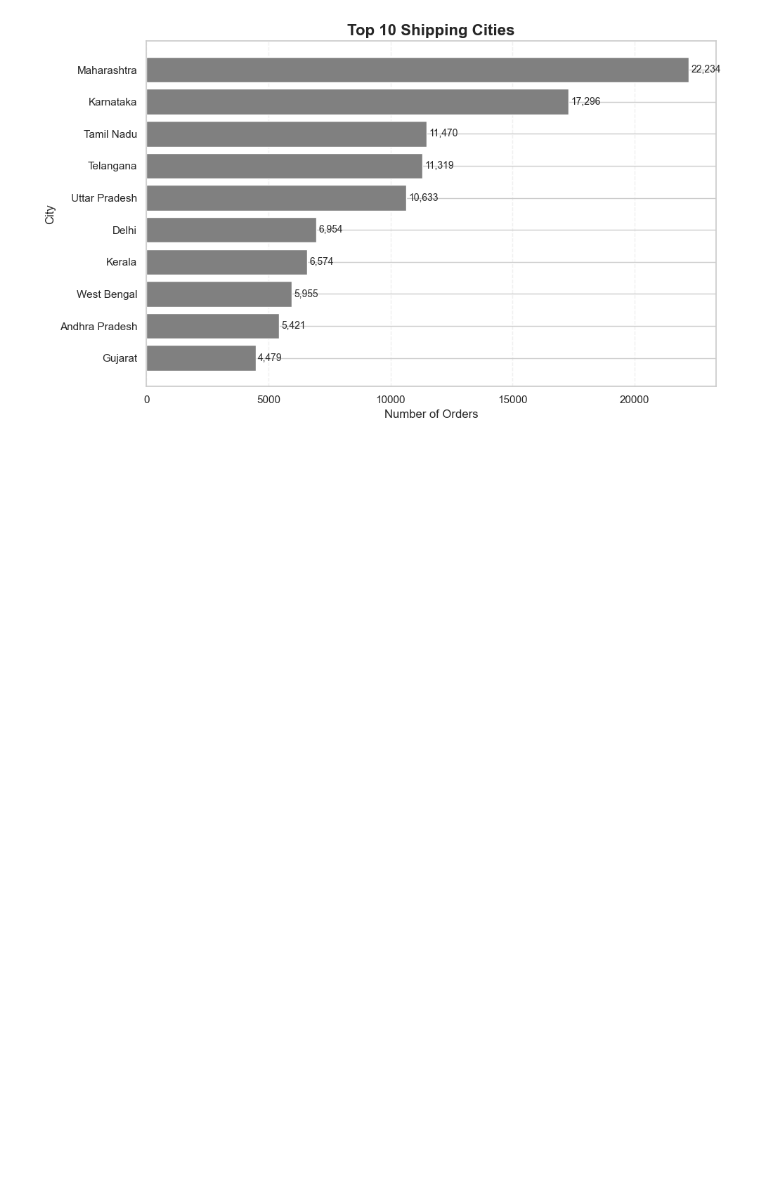
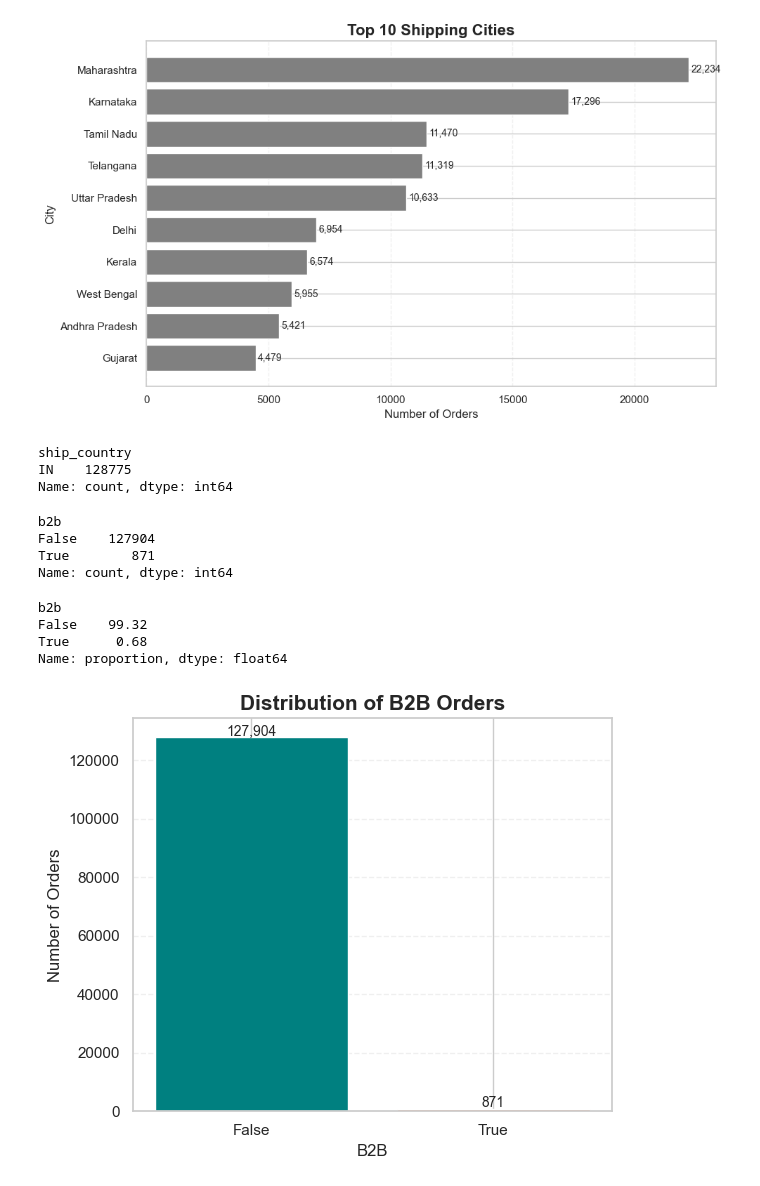
Before and after one commit to JayanthikaKrishnamoorthy/amazon-sales-data-analysis, a Jupyter notebook: Amazon_sales_report.ipynb, the cells around one changed output. Cells and saved outputs as stored; diff of their text form; code cells hidden in the pictures; blank space fills up the shorter version.

```diff
--- a/Amazon_sales_report.ipynb
+++ b/Amazon_sales_report.ipynb
@@ -938,3 +940,9 @@ plt.show()
 # ship_state
 '''Maharashtra contributes the highest number of orders (17.27%), making it the largest market in the dataset.'''
 '''Over half (56.66%) of all orders come from just five states.'''
+# %%
+df['ship_country'].value_counts()
+# %% [output]
+ship_country
+IN    128775
+Name: count, dtype: int64
@@ -940,0 +953,45 @@ plt.show()
+# %%
+df['b2b'].value_counts()
+# %% [output]
+b2b
+False    127904
+True        871
+Name: count, dtype: int64
+# %%
+(df['b2b'].value_counts(normalize=True) * 100).round(2)
+# %% [output]
+b2b
+False    99.32
+True      0.68
+Name: proportion, dtype: float64
+# %%
+import matplotlib.pyplot as plt
+
+b2b_counts = df['b2b'].value_counts()
+
+plt.figure(figsize=(6,5))
+
+bars = plt.bar(
+    b2b_counts.index.astype(str),
+    b2b_counts.values,
+    color=['teal', 'coral']
+)
+
+for bar in bars:
+    plt.text(
+        bar.get_x() + bar.get_width()/2,
+        bar.get_height() + 500,
+        f'{int(bar.get_height()):,}',
+        ha='center',
+        fontsize=10
+    )
+
+plt.title("Distribution of B2B Orders", fontsize=15, fontweight='bold')
+plt.xlabel("B2B")
+plt.ylabel("Number of Orders")
+plt.grid(axis='y', linestyle='--', alpha=0.3)
+
+plt.tight_layout()
+plt.show()
+# %% [output]
+[figure, added]
```
Also changed, not shown: parts of 57 cells of this notebook, 3 other files.
